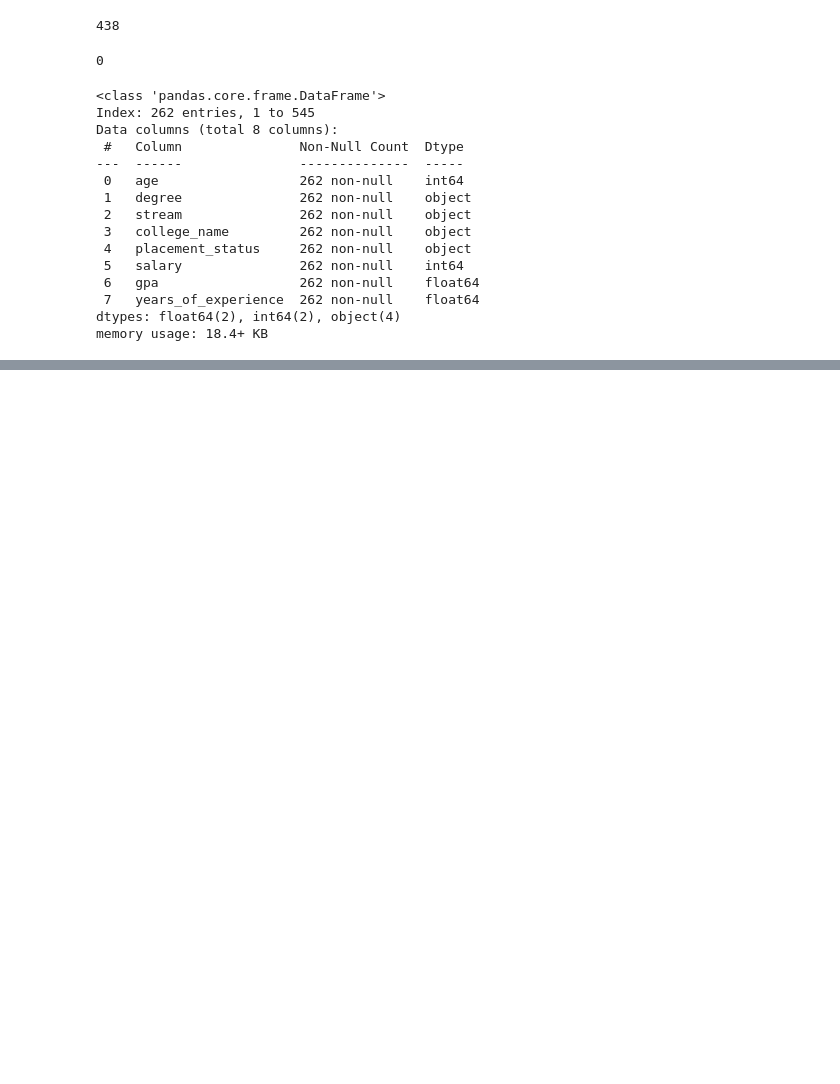
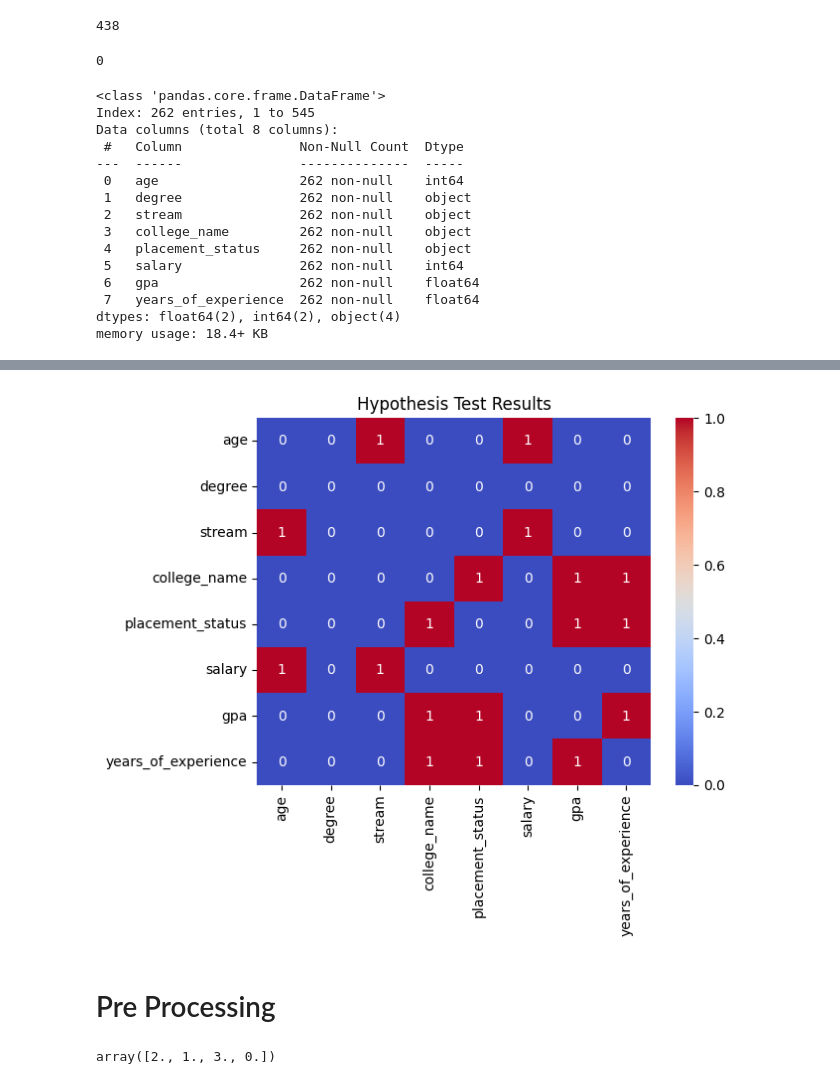
Before and after one commit to Saravanan-20G/Dataset-4-Job_Placement, a Jupyter notebook: job_placement.ipynb, the cells around one changed output, grey strips where cells are left out. Drawn from its saved outputs; the diff is of its cells as text; code cells hidden in the pictures; blank space fills up the shorter version.

```diff
--- a/job_placement.ipynb
+++ b/job_placement.ipynb
@@ -36,8 +41,8 @@ df['years_of_experience'].unique()
 # %% [output]
 array([ 2.,  1.,  3., nan])
 # %%
-continous_column=['salar']
-catagory_column=['gender', 'age', 'stream', 'college_name', 'placement_status', 'gpa', 'years_of_experience']
+continous_column=['salary']
+catagory_column=['age', 'stream', 'college_name', 'placement_status', 'gpa', 'years_of_experience']
 # %% [markdown]
 # Data Cleaning
 # %%
@@ -155,0 +283,2 @@ df.head()
+# %%
+ContinesColumn_result, comperativeColumn_result = hypothesisTesting(continous_column , catagory_column)
@@ -155,0 +308,6 @@ df.head()
+# %%
+sns.heatmap(comperativeColumn_result == 'There is a relationship', annot=True, cmap='coolwarm')
+plt.title('Hypothesis Test Results')
+plt.show()
+# %% [output]
+[figure, added]
@@ -155,0 +326,2 @@ df.head()
+# %% [markdown]
+# Pre Processing
@@ -155,0 +330,4 @@ df.head()
+# %%
+df['years_of_experience'].unique()
+# %% [output]
+array([2., 1., 3., 0.])
```
Also changed, not shown: parts of 10 cells of this notebook.
